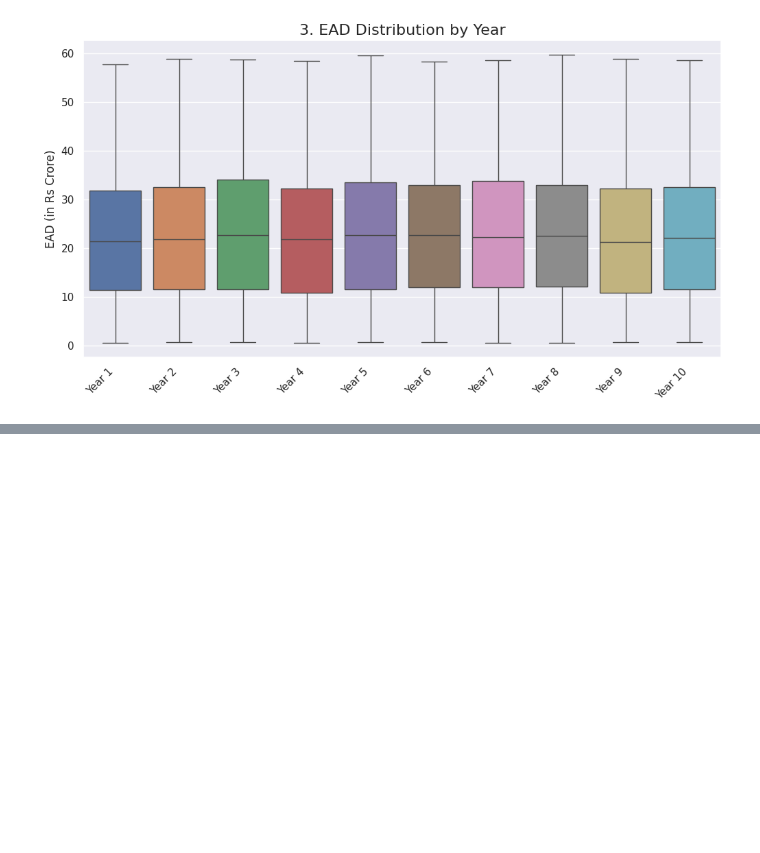
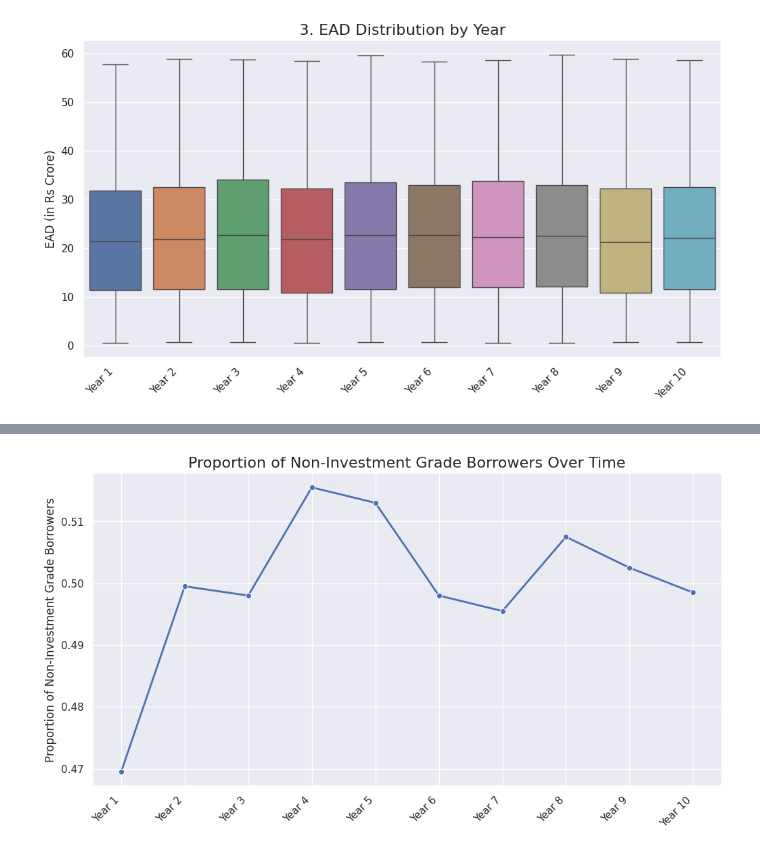
Before and after one commit to theofficialvedantjoshi/fram-assignment, a Jupyter notebook: analysis.ipynb, the cells around one changed output, grey strips where cells are left out. Saved outputs shown, nothing was run; the diff lists cells and outputs as text; code cells hidden in the pictures; blank space fills up the shorter version.

```diff
--- a/analysis.ipynb
+++ b/analysis.ipynb
@@ -108,0 +125,12 @@ plt.show()
+# %%
+non_investment_grades = ["BB", "B", "C", "D"]
+ratio = (ratings_df.isin(non_investment_grades).sum(axis=0) / ratings_df.shape[0])
+
+plt.figure(figsize=(12, 6))
+sns.lineplot(data=ratio, marker="o", linewidth=2)
+plt.title("Proportion of Non-Investment Grade Borrowers Over Time", fontsize=16)
+plt.ylabel("Proportion of Non-Investment Grade Borrowers", fontsize=12)
+plt.xticks(rotation=45, ha="right")
+plt.show()
+# %% [output]
+[figure, added]
```
Also changed, not shown: parts of 2 cells of this notebook.
